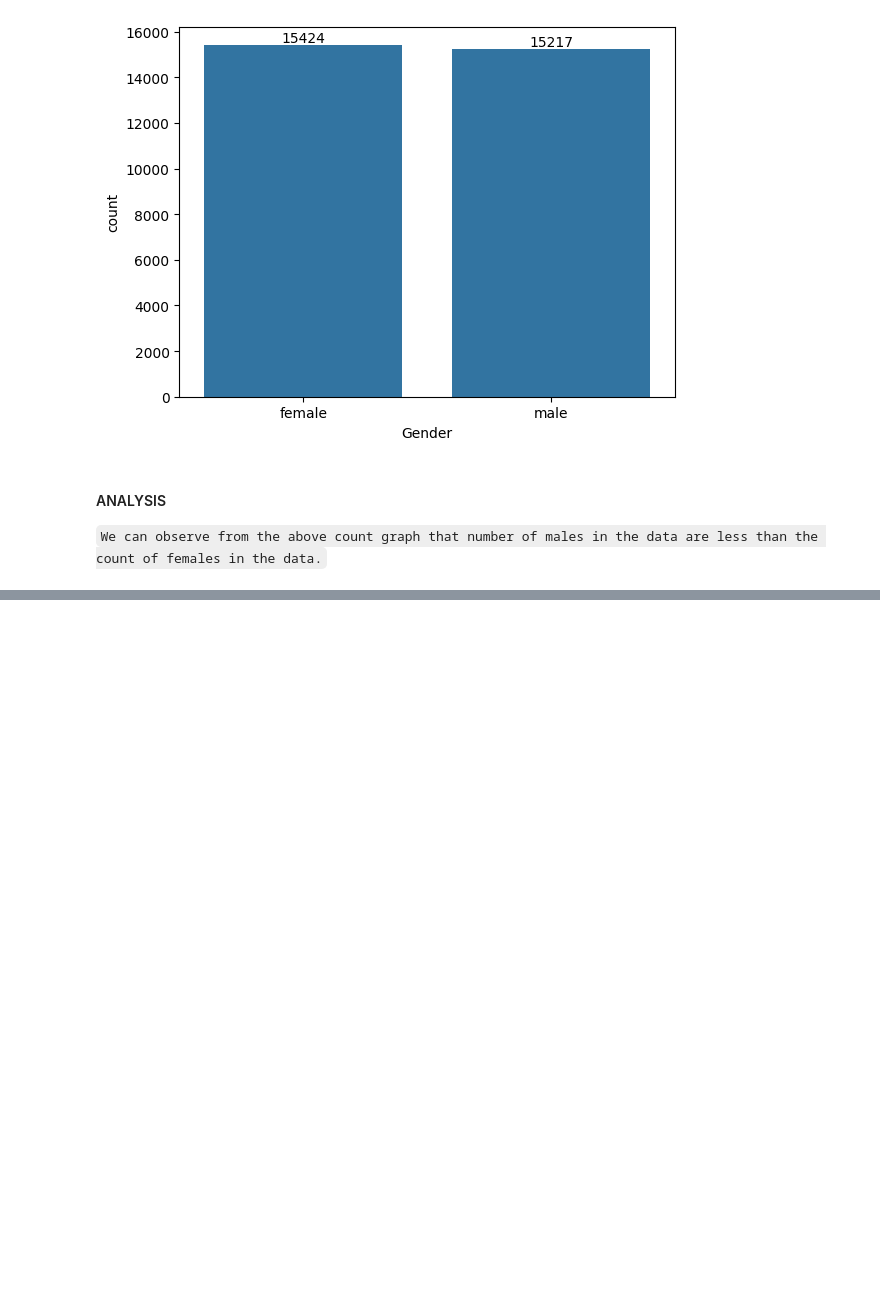
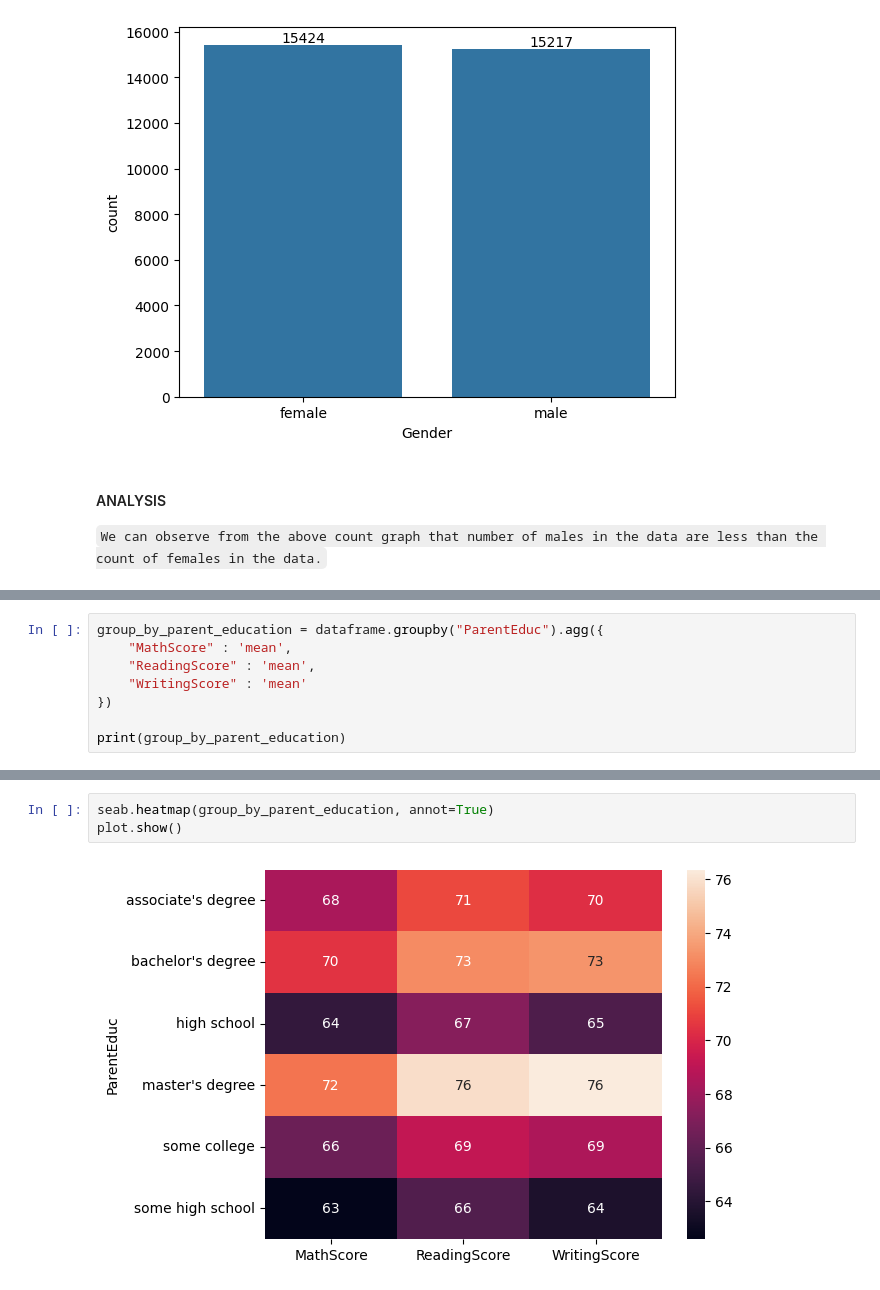
Before and after one commit to SUVAJIT-KARMAKAR/STUDENT-RESULT-ANALYSIS, a Jupyter notebook: RESULTANALYSIS.ipynb, the cells around one changed output, grey strips where cells are left out. Saved outputs shown, nothing was run; the diff lists cells and outputs as text; blank space fills up the shorter version.

Commit message:
SUVAJITKARMAKAR | STUDENT RESULT ANALYSIS | Influence of parents-education and marital status on average score analysed

```diff
--- a/RESULTANALYSIS.ipynb
+++ b/RESULTANALYSIS.ipynb
@@ -120,0 +121,8 @@ plot.show()
+# %%
+group_by_parent_education = dataframe.groupby("ParentEduc").agg({
+    "MathScore" : 'mean',
+    "ReadingScore" : 'mean',
+    "WritingScore" : 'mean'
+})
+
+print(group_by_parent_education)
@@ -120,0 +138,5 @@ plot.show()
+# %%
+seab.heatmap(group_by_parent_education, annot=True)
+plot.show()
+# %% [output]
+[figure, added]
```
Also changed, not shown: parts of 17 cells of this notebook, 1 other file.
